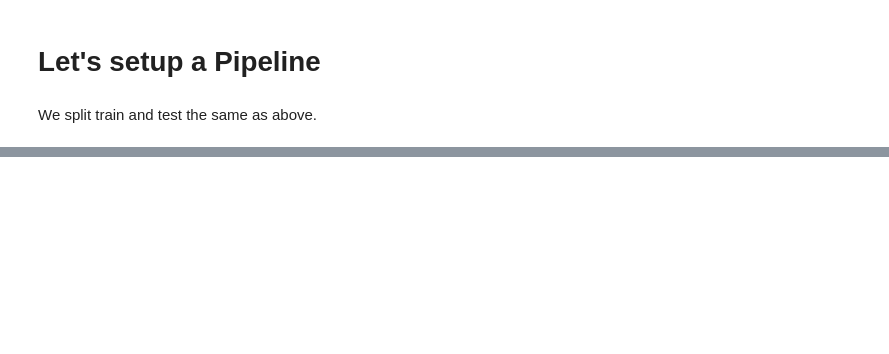
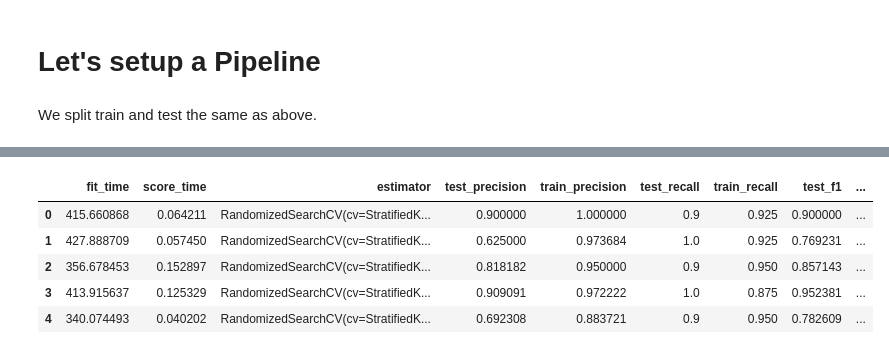
Before and after one commit to MaxFrax/FederatedLearningOutlierDetection, a Jupyter notebook: jupyter/TestIRIS.ipynb, the cells around one changed output, grey strips where cells are left out. Saved outputs shown, nothing was run; the diff lists cells and outputs as text; code cells hidden in the pictures; blank space fills up the shorter version.

Commit message:
Improves cross validation and extracts results

```diff
--- a/jupyter/TestIRIS.ipynb
+++ b/jupyter/TestIRIS.ipynb
@@ -103,15 +128,7 @@ scoring = ['precision', 'recall', 'f1']
 # %%
-non_nested_scores, nested_scores = [], []
+outer_cv = StratifiedKFold(n_splits=5, shuffle=True)
+inner_cv = StratifiedKFold(n_splits=2, shuffle=True)
 
-outer_cv = StratifiedKFold(n_splits=3, shuffle=True)
 
-for i in tqdm(range(10)):
-    inner_cv = StratifiedKFold(n_splits=3, shuffle=True)
-    clf = RandomizedSearchCV(pipe, params, n_jobs=-1, cv=inner_cv, refit='f1', verbose=10, return_train_score=True, scoring=scoring, n_iter=10)
-    clf.fit(X_train, y_train)
-
-    non_nested_scores.append(clf.best_score_)
-
-    # Nested CV with parameter optimization
-    nested_score = cross_val_score(clf, X=X, y=y, cv=outer_cv, n_jobs=-1, scoring='f1')
-    nested_scores.append(nested_score.mean())
+clf = RandomizedSearchCV(pipe, params, n_jobs=-1, cv=inner_cv, refit='f1', verbose=10, return_train_score=False, scoring=scoring, n_iter=10)
+scores = cross_validate(clf, X=X, y=y, cv=outer_cv, n_jobs=-1, scoring=scoring, verbose=10, return_estimator=True, return_train_score=True)
@@ -125,5 +161,12 @@ print("Average difference of {:6f} with std. dev. of {:6f}."
 # %%
 import pandas as pd
 
-cv_res = pd.DataFrame(search.cv_results_)
+cv_res = pd.DataFrame(scores)
 cv_res
+# %% [output]
+|  | fit_time | score_time | estimator | test_precision | train_precision | test_recall | train_recall | test_f1 | ... |
+| 0 | 415.660868 | 0.064211 | RandomizedSearchCV(cv=StratifiedK... | 0.900000 | 1.000000 | 0.9 | 0.925 | 0.900000 | ... |
+| 1 | 427.888709 | 0.057450 | RandomizedSearchCV(cv=StratifiedK... | 0.625000 | 0.973684 | 1.0 | 0.925 | 0.769231 | ... |
+| 2 | 356.678453 | 0.152897 | RandomizedSearchCV(cv=StratifiedK... | 0.818182 | 0.950000 | 0.9 | 0.950 | 0.857143 | ... |
+| 3 | 413.915637 | 0.125329 | RandomizedSearchCV(cv=StratifiedK... | 0.909091 | 0.972222 | 1.0 | 0.875 | 0.952381 | ... |
+| 4 | 340.074493 | 0.040202 | RandomizedSearchCV(cv=StratifiedK... | 0.692308 | 0.883721 | 0.9 | 0.950 | 0.782609 | ... |
```
Also changed, not shown: parts of 17 cells of this notebook.
